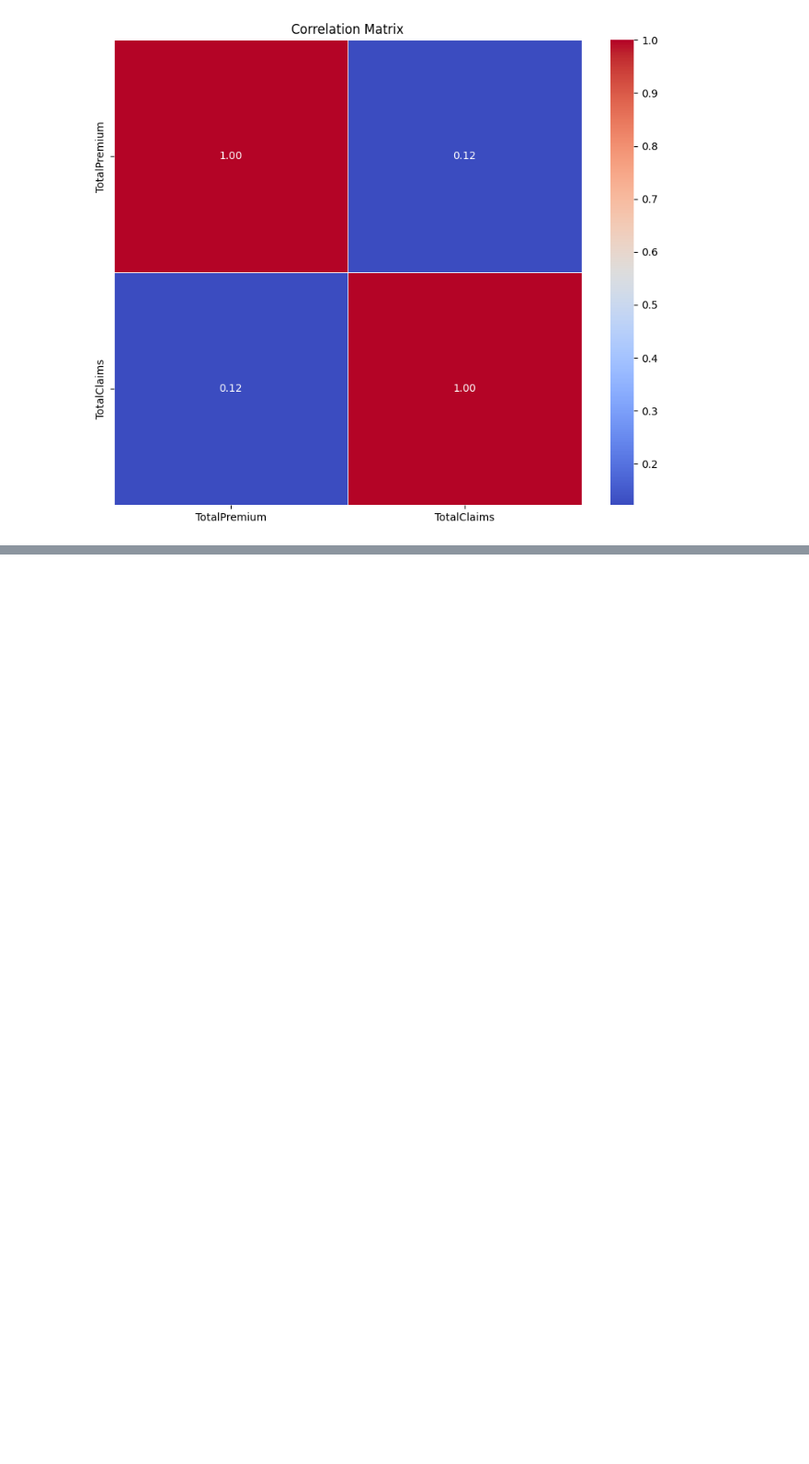
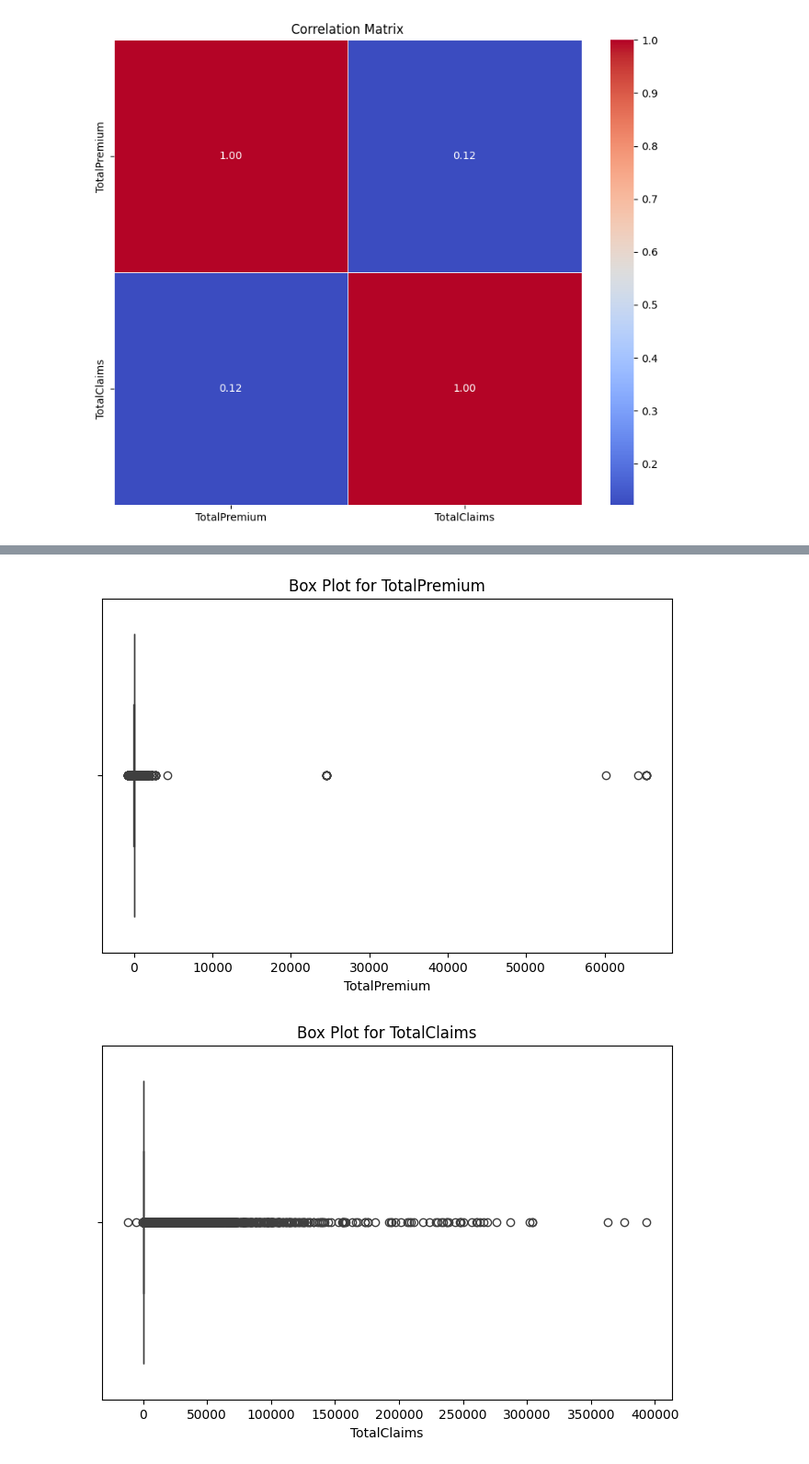
Before and after one commit to Daniel-1961/Alpha_care, a Jupyter notebook: notebook/descriptive_statistics.ipynb, the cells around one changed output, grey strips where cells are left out. Shown at 92% size. Cells and saved outputs as stored; diff of their text form; code cells hidden in the pictures; blank space fills up the shorter version.

```diff
--- a/notebook/descriptive_statistics.ipynb
+++ b/notebook/descriptive_statistics.ipynb
@@ -292,0 +356,14 @@ plt.show()
+# %%
+# Select numerical columns
+numerical_columns = ['TotalPremium', 'TotalClaims']  # Add other relevant numerical columns
+
+# Create box plots for each numerical column
+for col in numerical_columns:
+    plt.figure(figsize=(8, 5))
+    sns.boxplot(x=df[col])
+    plt.title(f'Box Plot for {col}')
+    plt.xlabel(col)
+    plt.show()
+# %% [output]
+[figure, added]
+[figure, added]
```
Also changed, not shown: parts of 10 cells of this notebook.
